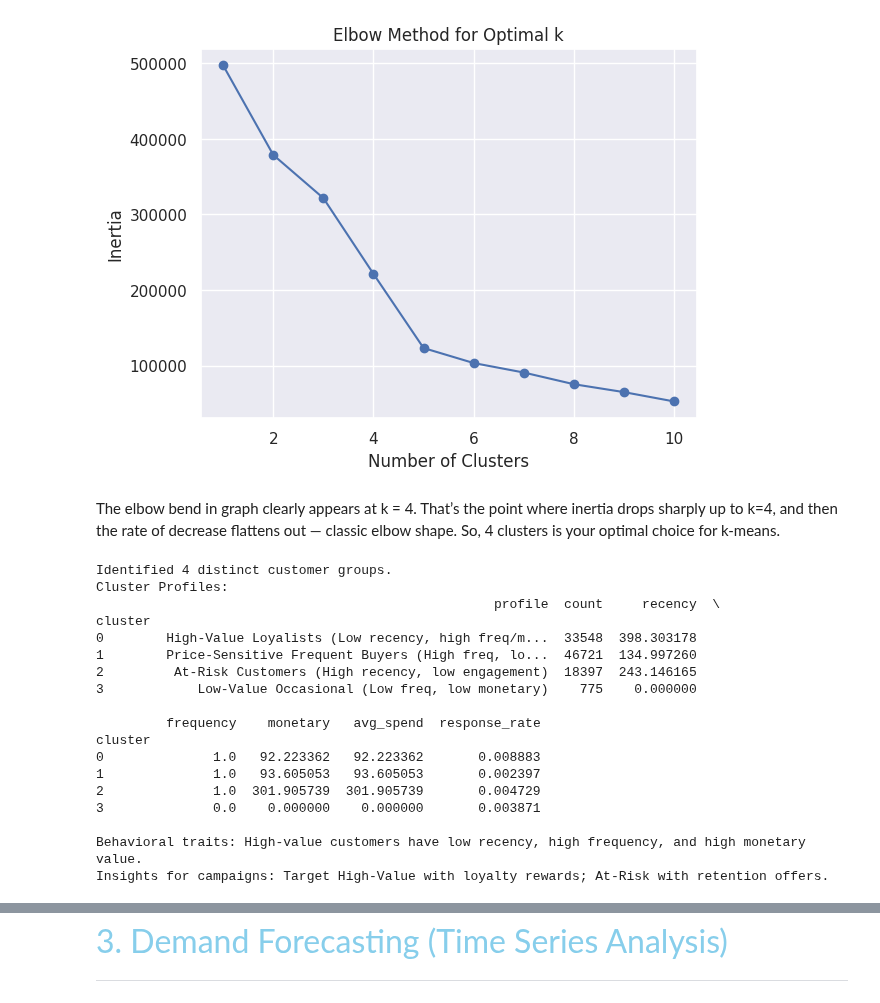
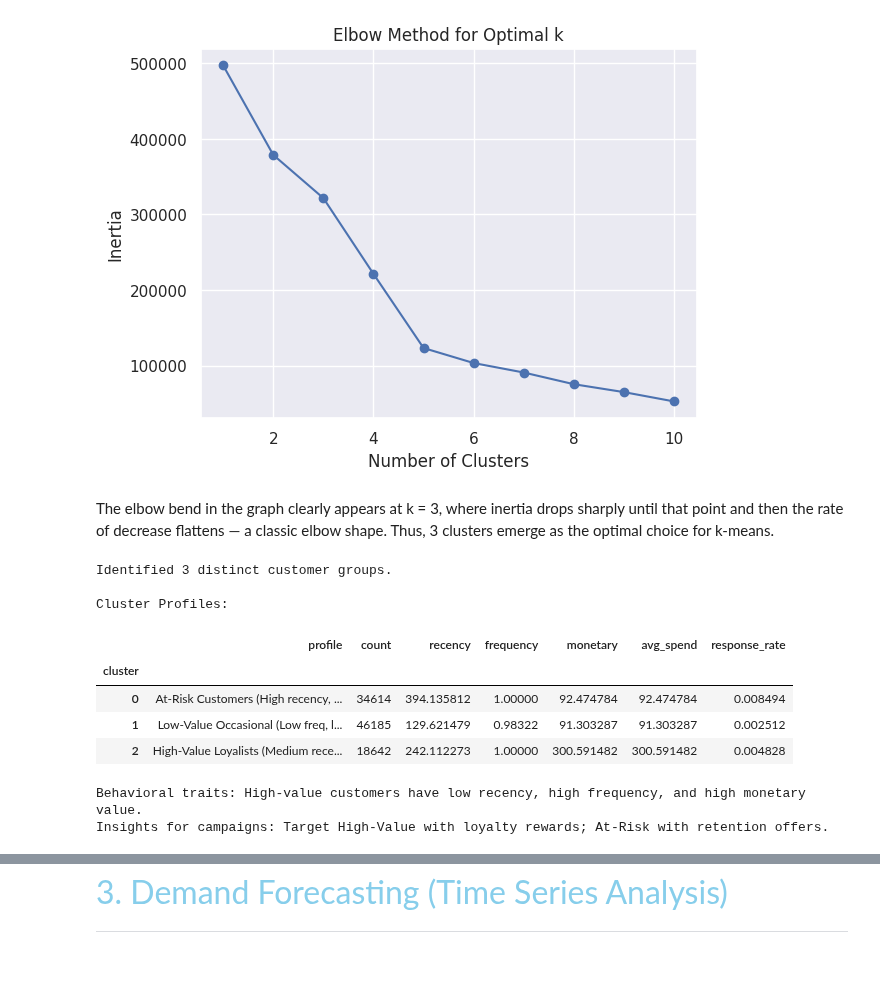
Before and after one commit to Kanakbaghel/Capstone_Project, a Jupyter notebook: Scripts/P3 : Retailsmart Advanced Analytics.ipynb, the cells around one changed output, grey strips where cells are left out. Saved outputs shown, nothing was run; the diff lists cells and outputs as text; code cells hidden in the pictures; blank space fills up the shorter version.

```diff
--- a/Scripts/P3 : Retailsmart Advanced Analytics.ipynb
+++ b/Scripts/P3 : Retailsmart Advanced Analytics.ipynb
@@ -161,5 +162,5 @@ plt.show()
 # %% [output]
 [figure]
 # %% [markdown]
-The elbow bend in graph clearly appears at k = 4. That’s the point where inertia drops sharply up to k=4, and then the rate of decrease flattens out — classic elbow shape. So, 4 clusters is your optimal choice for k-means.
+The elbow bend in the graph clearly appears at k = 3, where inertia drops sharply until that point and then the rate of decrease flattens — a classic elbow shape. Thus, 3 clusters emerge as the optimal choice for k-means.
 # %%
@@ -172,34 +177,27 @@ segmentation_data['cluster'] = kmeans.fit_predict(X_scaled)
 cluster_summary = segmentation_data.groupby('cluster')[features].mean()
 cluster_summary['count'] = segmentation_data.groupby('cluster')['customer_id'].count()
 cluster_summary['profile'] = [
-    'High-Value Loyalists (Low recency, high freq/monetary)',
-    'Price-Sensitive Frequent Buyers (High freq, low avg_spend)',
     'At-Risk Customers (High recency, low engagement)',
-    'Low-Value Occasional (Low freq, low monetary)'
+    'Low-Value Occasional (Low freq, low monetary)',
+    'High-Value Loyalists (Medium recency, high monetary)'
 ]
+# %%
+print(f"Identified {k} distinct customer groups.")
+print("\nCluster Profiles:")
+cluster_summary[['profile', 'count'] + features]
+# %% [output]
+Identified 3 distinct customer groups.
+
+Cluster Profiles:
+|  | profile | count | recency | frequency | monetary | avg_spend | response_rate |
+| cluster |  |  |  |  |  |  |  |
+| 0 | At-Risk Customers (High recency, ... | 34614 | 394.135812 | 1.00000 | 92.474784 | 92.474784 | 0.008494 |
+| 1 | Low-Value Occasional (Low freq, l... | 46185 | 129.621479 | 0.98322 | 91.303287 | 91.303287 | 0.002512 |
+| 2 | High-Value Loyalists (Medium rece... | 18642 | 242.112273 | 1.00000 | 300.591482 | 300.591482 | 0.004828 |
 # %%
-print(f"Identified {k} distinct customer groups.")
-print("Cluster Profiles:")
-print(cluster_summary[['profile', 'count'] + features])
 print("\nBehavioral traits: High-value customers have low recency, high frequency, and high monetary value.")
 print("Insights for campaigns: Target High-Value with loyalty rewards; At-Risk with retention offers.\n")
 # %% [output]
-Identified 4 distinct customer groups.
-Cluster Profiles:
-                                                   profile  count     recency  \
-cluster
-0        High-Value Loyalists (Low recency, high freq/m...  33548  398.303178
-1        Price-Sensitive Frequent Buyers (High freq, lo...  46721  134.997260
-2         At-Risk Customers (High recency, low engagement)  18397  243.146165
-3            Low-Value Occasional (Low freq, low monetary)    775    0.000000
-
-         frequency    monetary   avg_spend  response_rate
-cluster
-0              1.0   92.223362   92.223362       0.008883
-1              1.0   93.605053   93.605053       0.002397
-2              1.0  301.905739  301.905739       0.004729
-3              0.0    0.000000    0.000000       0.003871
-
 Behavioral traits: High-value customers have low recency, high frequency, and high monetary value.
 Insights for campaigns: Target High-Value with loyalty rewards; At-Risk with retention offers.
 # %%
```
Also changed, not shown: parts of 7 cells of this notebook.
